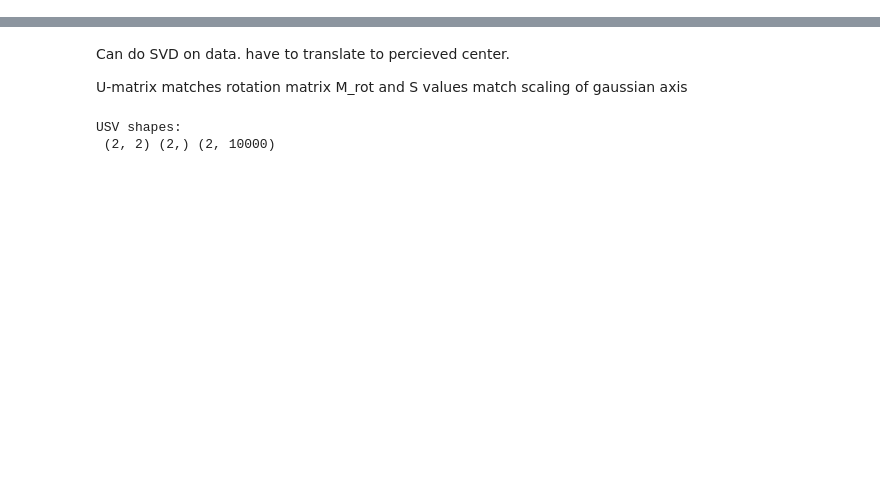
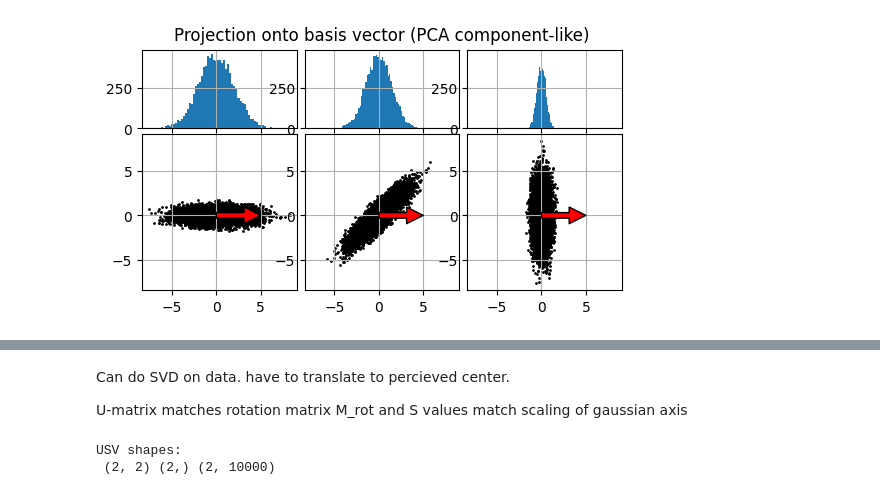
Before and after one commit to ajegorovs/aj_python_tool_lib, a Jupyter notebook: data_processing/SVD_singular_value_decompositon/SVD_PCA_tensor_decom_Brunton_2017.ipynb, the cells around one changed output, grey strips where cells are left out. Cells and saved outputs as stored; diff of their text form; code cells hidden in the pictures; blank space fills up the shorter version.

```diff
--- a/data_processing/SVD_singular_value_decompositon/SVD_PCA_tensor_decom_Brunton_2017.ipynb
+++ b/data_processing/SVD_singular_value_decompositon/SVD_PCA_tensor_decom_Brunton_2017.ipynb
@@ -108,0 +208,41 @@ Principle Component Analysis (PCA)
+# %%
+def rotation_matrix(angle):
+    return np.array([
+                    [np.cos(angle),    -np.sin(angle)],
+                    [np.sin(angle),     np.cos(angle)] ])
+
+center = np.array([2,1])
+scaling = np.array([2,0.5])
+angles = [0,np.deg2rad(45),np.deg2rad(90)]
+num_points = 10000
+pts = []
+
+fig = plt.figure(figsize=(6, 3))
+
+gs = fig.add_gridspec(2, len(angles),  height_ratios=(2, 4),
+                      left=0.1, right=0.9, bottom=0.1, top=0.9,
+                      wspace=0.05, hspace=0.05)
+
+n_gaussians = np.diag(scaling) @ np.random.normal(size=(2, num_points))
+
+top     = []
+bottom = []
+fig.suptitle('Projection onto basis vector (PCA component-like)')
+for i, angle in enumerate(angles):
+
+    x,y = rotation_matrix(angle) @ n_gaussians
+    sharexy = bottom[-1] if i > 0 else None
+    ax = fig.add_subplot(gs[1, i], sharex = sharexy, sharey = sharexy)
+
+    ax.scatter(x, y, s = 1, c = 'k')
+    ax.annotate('', (5,0), xytext=(0,0), arrowprops=dict(facecolor='red'))
+
+    bins    = np.linspace(np.min(x), np.max(x), 70 + 1)
+    sharey = top[-1]  if i > 0 else None
+    ax_histx = fig.add_subplot(gs[0, i], sharex=ax, sharey=sharey)
+    ax_histx.hist(x, bins=bins)#, weights=np.abs(y)
+    ax_histx.tick_params(axis='both', labelbottom=False)
+    top.append(ax_histx)
+    bottom.append(ax)
+# %% [output]
+[figure, added]
```
Also changed, not shown: parts of 23 cells of this notebook, 4 other files.
